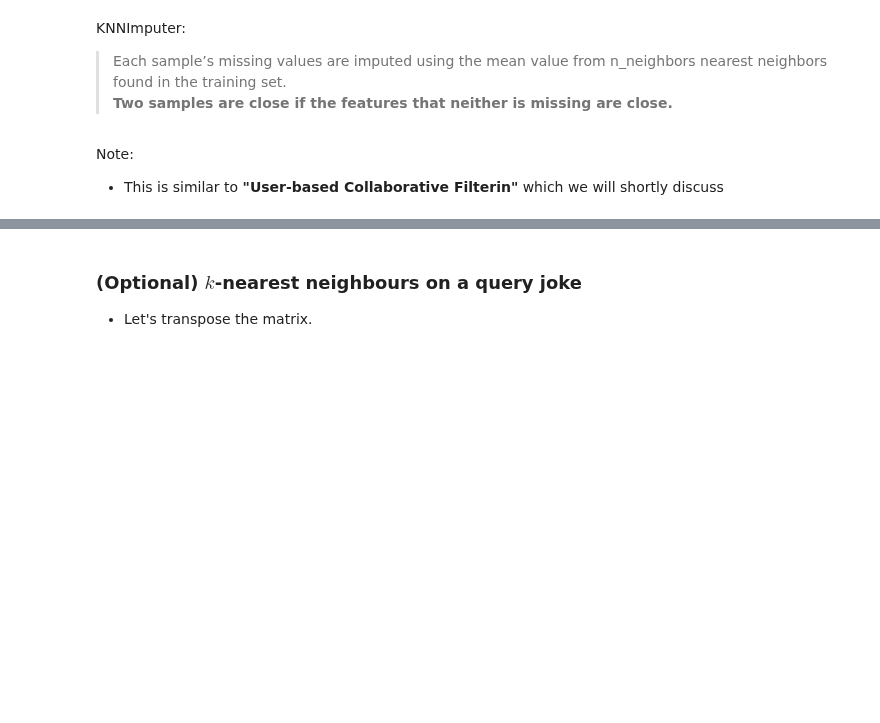
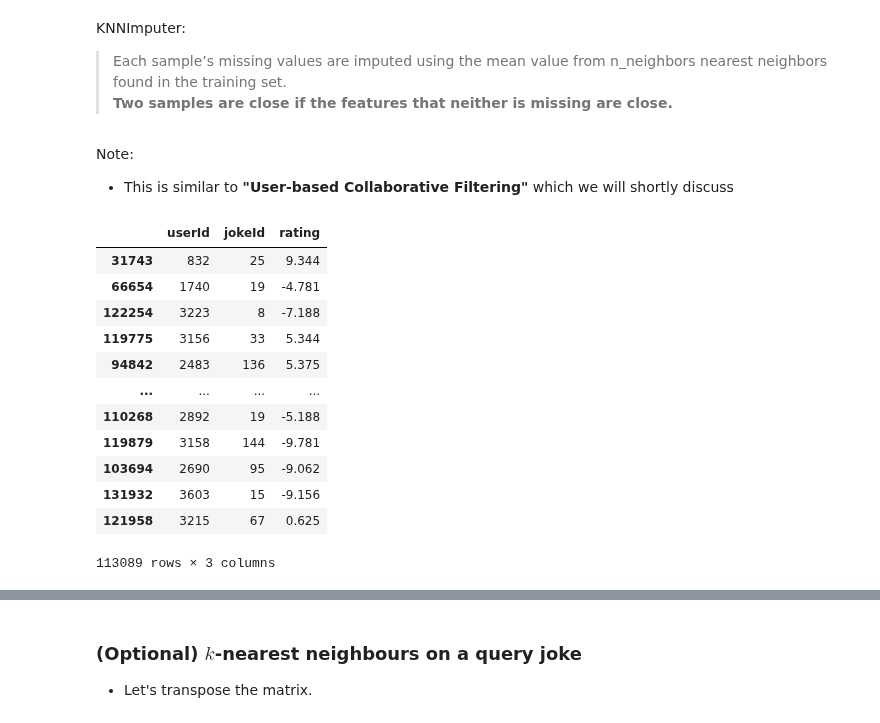
Before and after one commit to UBC-CS/cpsc330-2022W2, a Jupyter notebook: lectures/AmirAbdi/16_recommender-systems.ipynb, the cells around one changed output, grey strips where cells are left out. Saved outputs shown, nothing was run; the diff lists cells and outputs as text; code cells hidden in the pictures; blank space fills up the shorter version.

```diff
--- a/lectures/AmirAbdi/16_recommender-systems.ipynb
+++ b/lectures/AmirAbdi/16_recommender-systems.ipynb
@@ -361,9 +438,25 @@ KNNImputer:
 > **Two samples are close if the features that neither is missing are close.**
 # %% [markdown]
 Note:
-- This is similar to **"User-based Collaborative Filterin"** which we will shortly discuss
+- This is similar to **"User-based Collaborative Filtering"** which we will shortly discuss
 # %%
 from sklearn.impute import KNNImputer
 
 imputer = KNNImputer(n_neighbors=10)
 train_mat_imp = imputer.fit_transform(train_mat)
+# %%
+X_train
+# %% [output]
+|  | userId | jokeId | rating |
+| 31743 | 832 | 25 | 9.344 |
+| 66654 | 1740 | 19 | -4.781 |
+| 122254 | 3223 | 8 | -7.188 |
+| 119775 | 3156 | 33 | 5.344 |
+| 94842 | 2483 | 136 | 5.375 |
+| ... | ... | ... | ... |
+| 110268 | 2892 | 19 | -5.188 |
+| 119879 | 3158 | 144 | -9.781 |
+| 103694 | 2690 | 95 | -9.062 |
+| 131932 | 3603 | 15 | -9.156 |
+| 121958 | 3215 | 67 | 0.625 |
+113089 rows × 3 columns
```
Also changed, not shown: parts of 56 cells of this notebook, 3 other files.
